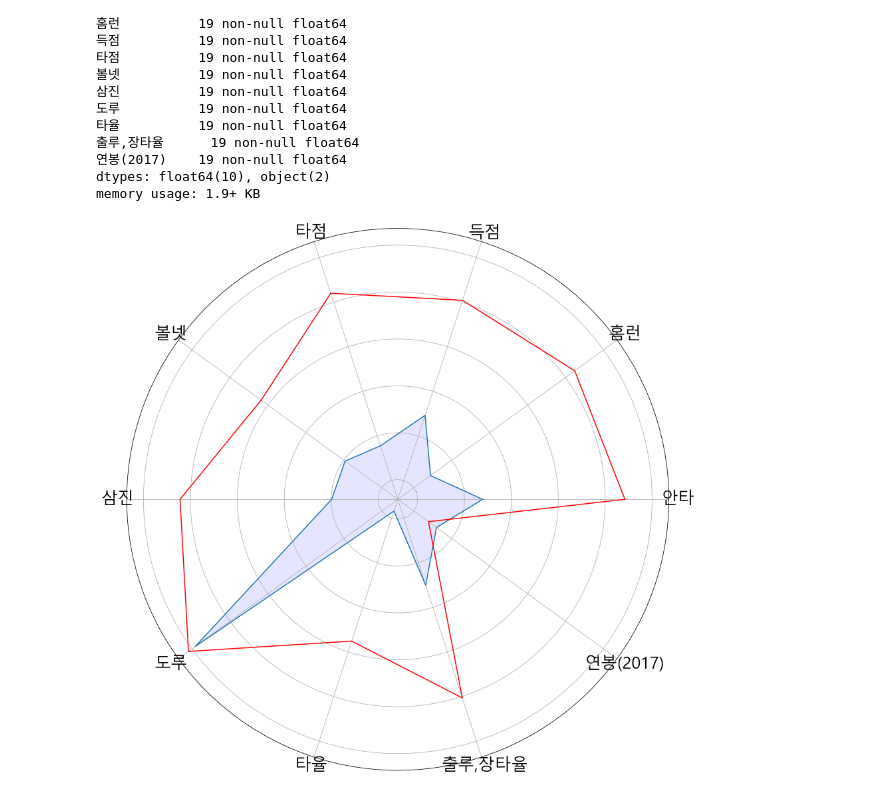
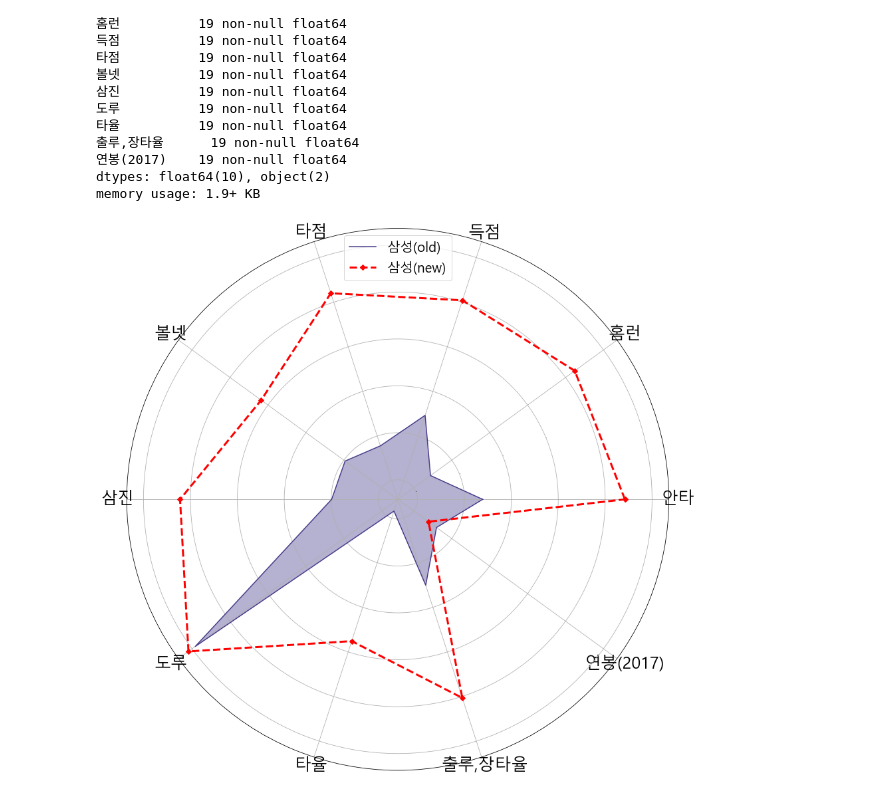
Before and after one commit to PIUphil/toheaven, a Jupyter notebook: 야구2.ipynb, the cells around one changed output. Saved outputs shown, nothing was run; the diff lists cells and outputs as text; code cells hidden in the pictures.

```diff
--- a/야구2.ipynb
+++ b/야구2.ipynb
@@ -10,8 +10,8 @@ import matplotlib.pyplot as plt
 # 한글 로딩
 mpl.rc('font', family='Malgun Gothic')
 
-batter = pd.read_csv("D:/python3/data/batter_stats_2017.csv")
-#batter = pd.read_csv("C:/python3/data/batter_stats_2017.csv")
+#batter = pd.read_csv("D:/python3/data/batter_stats_2017.csv")
+batter = pd.read_csv("C:/python3/data/batter_stats_2017.csv")
 
 batter_df = pd.DataFrame(batter)
 
@@ -383,26 +381,22 @@ memory usage: 1.9+ KB
 # %%
 n_ssv = new_ss_df.mean().values.tolist()
 n_ssv.append(n_ssv[0])
 
 # 과거삼성과 미래삼성 비교그래프
 plt.figure(figsize = (15, 15))
 # polarplot
 plt.subplot(polar=True)
 theta=np.arange(len(mn_i)+1)*(2*np.pi/len(mn_i))
 
-# 김성윤, 정현 그래프
-# plt.plot(theta, sy_df[0][2:]+[sy_df[0][2]], 'saddlebrown')
-# plt.fill(theta, sy_df[0][2:]+[sy_df[0][2]], 'saddlebrown', alpha=0.3)
-# plt.plot(theta, jh_df[0][2:]+[jh_df[0][2]], 'deeppink')
-# 삼성(old, new) 그래프
-plt.plot(theta, ssv)
-plt.fill(theta, ssv, 'b', alpha=0.1)
-plt.plot(theta, n_ssv, 'r')
-
+# 삼성 그래프(old & new)
+plt.plot(theta, ssv, 'darkslateblue')
+plt.fill(theta, ssv, 'darkslateblue', alpha=0.4)
+plt.plot(theta, n_ssv, 'rD--', linewidth=3)
 
 (lines, labels) = plt.thetagrids(range(0, 360, int(360/len(mn_i))), mn_i)
+plt.legend(labels=['삼성(old)', '삼성(new)'], loc=9, fontsize=20)
 plt.rc('xtick', labelsize=25)
 plt.rc('ytick', labelsize=0)
 plt.draw()
 # %% [output]
-[figure, old version]
+[figure, new version]
```
Also changed, not shown: parts of 9 cells of this notebook.
